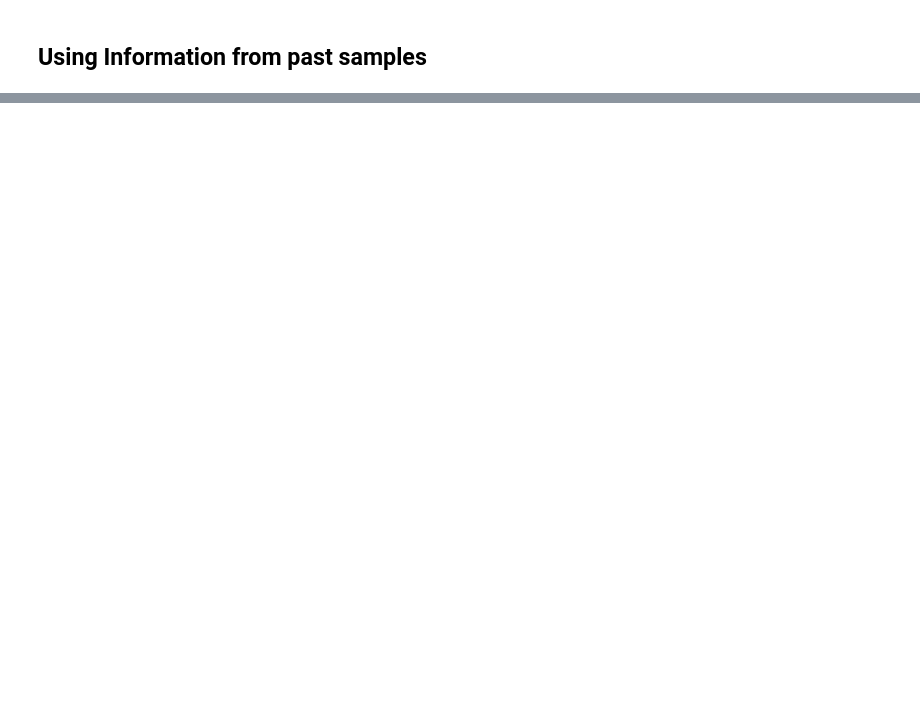
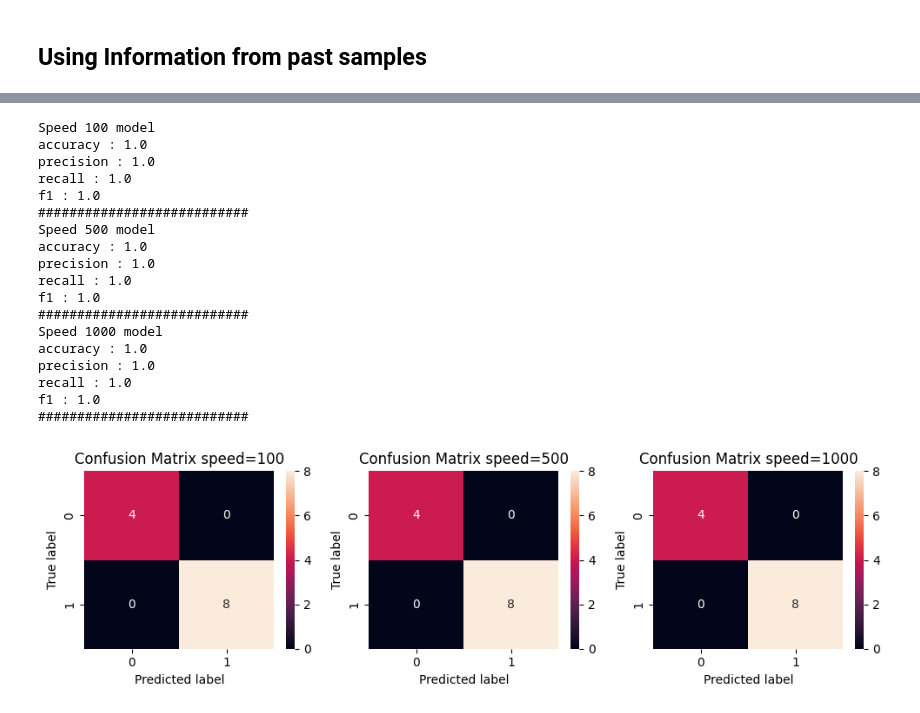
Before and after one commit to nizar139/SiemensProject_MaintenanceIndustrie, a Jupyter notebook: WP1_Feature Engineering - Student.ipynb, the cells around one changed output, grey strips where cells are left out. Saved outputs shown, nothing was run; the diff lists cells and outputs as text; code cells hidden in the pictures; blank space fills up the shorter version.

Commit message:
model using past data and model for each speed

```diff
--- a/WP1_Feature Engineering - Student.ipynb
+++ b/WP1_Feature Engineering - Student.ipynb
@@ -602,0 +641,3 @@ Accuracy is:  1.0
+# %%
+X_final = pd.concat([X, X_shifted], axis=1)
+X_final
@@ -602,0 +771,17 @@ Accuracy is:  1.0
+# %%
+clf_dict = {}
+X_train_dict, X_test_dict, y_train_dict, y_test_dict = {},{},{},{}
+
+for speed in speeds:
+    clf_dict[speed]= GridSearchCV(RandomForestClassifier(),
+                    param_grid=parameters,
+                    cv=kf,
+                    refit=True,
+                    verbose = 0)
+
+    X_train_dict[speed], X_test_dict[speed], y_train_dict[speed], y_test_dict[speed] = train_test_split(X_dict[speed], y_dict[speed], test_size=0.2, random_state=42)
+    clf_dict[speed].fit(X_train_dict[speed],y_train_dict[speed])
+    print('speed ',speed, 'model')
+    print("Best parameters: ", clf.best_params_)
+    print("Best score: ", clf.best_score_)
+    print('#################')
@@ -602,0 +801,49 @@ Accuracy is:  1.0
+# %%
+fig, axes = plt.subplots(nrows=1, ncols=3, figsize=(10, 3))
+
+matrices=[]
+for speed in speeds:
+    print('Speed', speed, 'model')
+    y_pred = clf_dict[speed].predict(X_test_dict[speed])
+    accuracy = accuracy_score(y_test_dict[speed], y_pred)
+    precision = precision_score(y_test_dict[speed], y_pred, average='macro')
+    recall = recall_score(y_test_dict[speed], y_pred, average='macro')
+    f1 = f1_score(y_test_dict[speed], y_pred, average='macro')
+    print("accuracy :", accuracy)
+    print("precision :", precision)
+    print("recall :", recall)
+    print("f1 :", f1)
+    cm = confusion_matrix(y_test_dict[speed], y_pred)
+    matrices.append(cm)
+    print('###########################')
+
+for i, ax in enumerate(axes.flat):
+    if i==3 :
+        break
+    sns.heatmap(matrices[i], annot=True, fmt='d', ax=ax)
+    ax.set_xlabel('Predicted label')
+    ax.set_ylabel('True label')
+    ax.set_title(f'Confusion Matrix speed={speeds[i]}')
+
+plt.tight_layout()
+plt.show()
+# %% [output]
+Speed 100 model
+accuracy : 1.0
+precision : 1.0
+recall : 1.0
+f1 : 1.0
+###########################
+Speed 500 model
+accuracy : 1.0
+precision : 1.0
+recall : 1.0
+f1 : 1.0
+###########################
+Speed 1000 model
+accuracy : 1.0
+precision : 1.0
+recall : 1.0
+f1 : 1.0
+###########################
+[figure, added]
```
Also changed, not shown: parts of 33 cells of this notebook, 2 other files.
